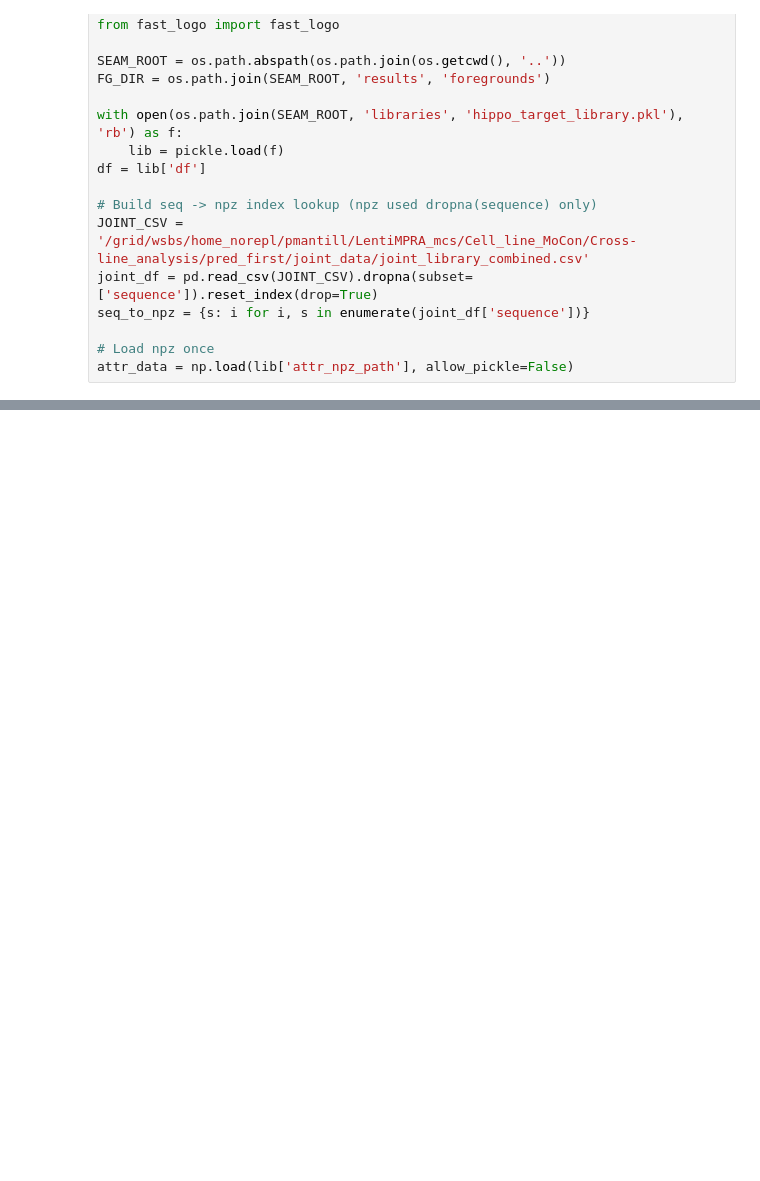
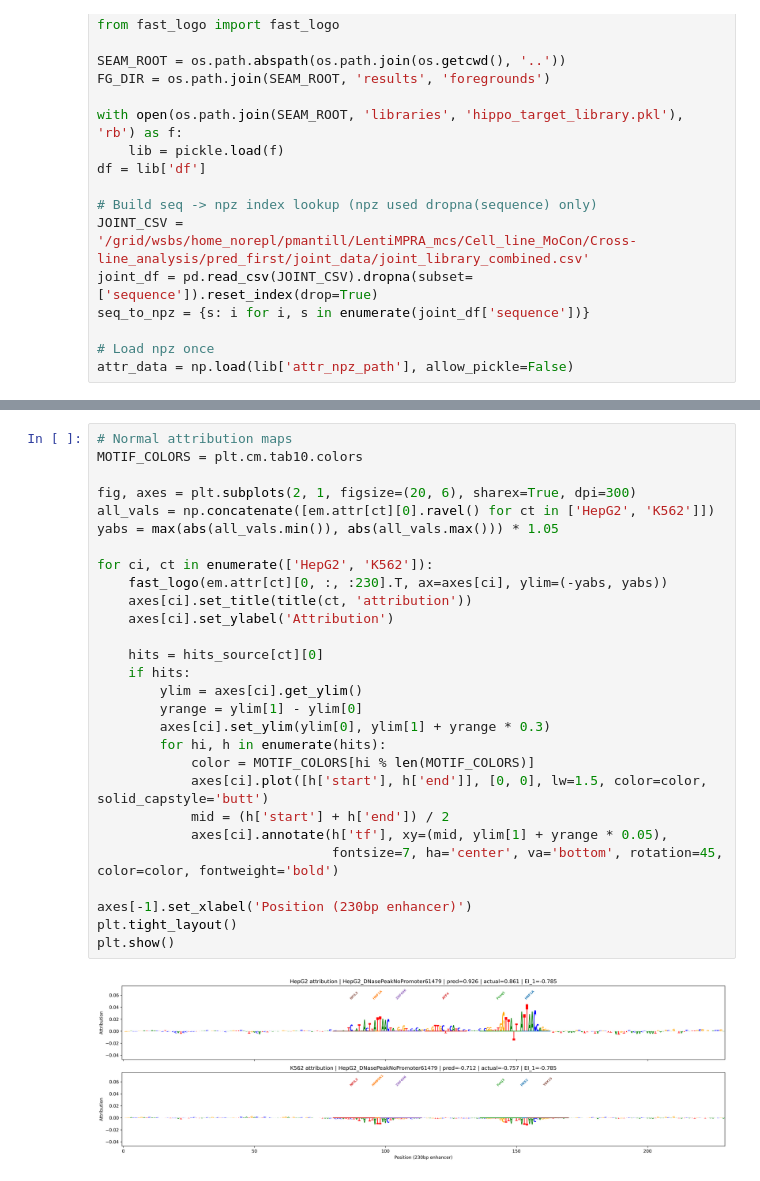
Before and after one commit to pabmantilla/Hippo_dependency_mpra, a Jupyter notebook: SEAM_target_spaces/interp/seam_foreground_viewer.ipynb, the cells around one changed output, grey strips where cells are left out. Cells and saved outputs as stored; diff of their text form; blank space fills up the shorter version.

```diff
--- a/SEAM_target_spaces/interp/seam_foreground_viewer.ipynb
+++ b/SEAM_target_spaces/interp/seam_foreground_viewer.ipynb
@@ -136,0 +125,30 @@ annotate_tf_binding(gaussian): 8/9 TF assignments changed across 1 sequences (si
+# %%
+# Normal attribution maps
+MOTIF_COLORS = plt.cm.tab10.colors
+
+fig, axes = plt.subplots(2, 1, figsize=(20, 6), sharex=True, dpi=300)
+all_vals = np.concatenate([em.attr[ct][0].ravel() for ct in ['HepG2', 'K562']])
+yabs = max(abs(all_vals.min()), abs(all_vals.max())) * 1.05
+
+for ci, ct in enumerate(['HepG2', 'K562']):
+    fast_logo(em.attr[ct][0, :, :230].T, ax=axes[ci], ylim=(-yabs, yabs))
+    axes[ci].set_title(title(ct, 'attribution'))
+    axes[ci].set_ylabel('Attribution')
+
+    hits = hits_source[ct][0]
+    if hits:
+        ylim = axes[ci].get_ylim()
+        yrange = ylim[1] - ylim[0]
+        axes[ci].set_ylim(ylim[0], ylim[1] + yrange * 0.3)
+        for hi, h in enumerate(hits):
+            color = MOTIF_COLORS[hi % len(MOTIF_COLORS)]
+            axes[ci].plot([h['start'], h['end']], [0, 0], lw=1.5, color=color, solid_capstyle='butt')
+            mid = (h['start'] + h['end']) / 2
+            axes[ci].annotate(h['tf'], xy=(mid, ylim[1] + yrange * 0.05),
+                              fontsize=7, ha='center', va='bottom', rotation=45, color=color, fontweight='bold')
+
+axes[-1].set_xlabel('Position (230bp enhancer)')
+plt.tight_layout()
+plt.show()
+# %% [output]
+[figure, added]
```
Also changed, not shown: parts of 6 cells of this notebook.
